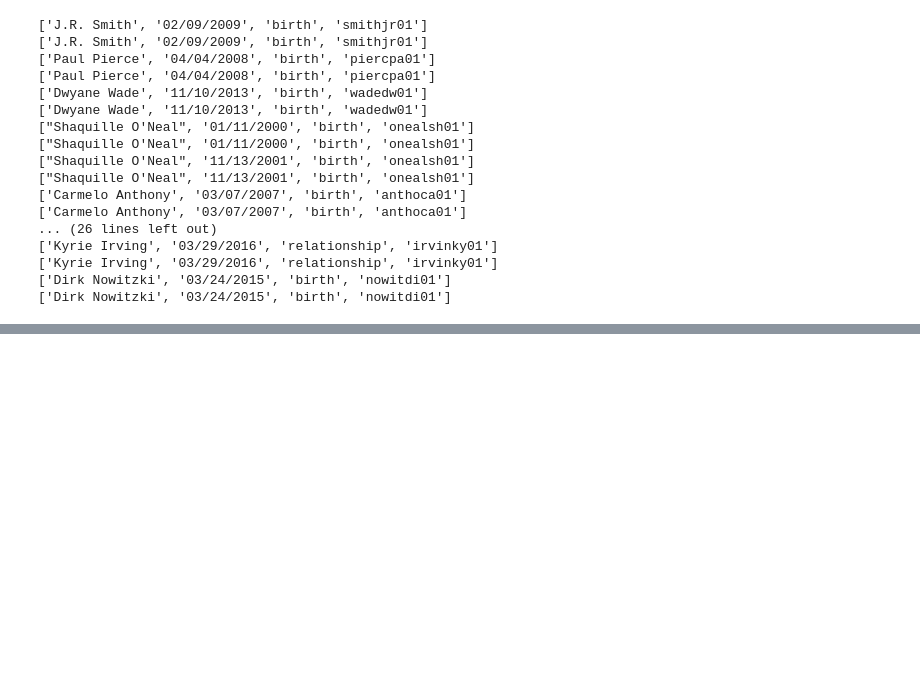
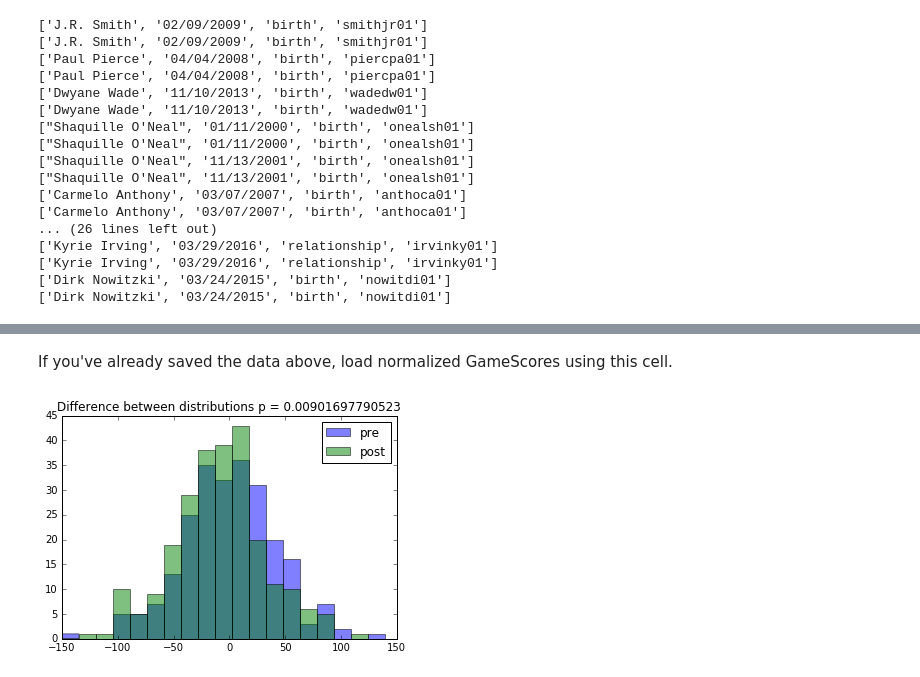
Before and after one commit to mattmacellaio/lifeimpact, a Jupyter notebook: return_date_w_gamescore.ipynb, the cells around one changed output, grey strips where cells are left out. Drawn from its saved outputs; the diff is of its cells as text; code cells hidden in the pictures; blank space fills up the shorter version.

```diff
--- a/return_date_w_gamescore.ipynb
+++ b/return_date_w_gamescore.ipynb
@@ -359,0 +372,9 @@ GS_post.to_csv('gamescores_postevent_actual.csv')
+# %% [markdown]
+If you've already saved the data above, load normalized GameScores using this cell.
+# %%
+GS_pre_norm=pd.read_csv('gamescores_preevent_normpct.csv')
+GS_post_norm=pd.read_csv('gamescores_postevent_normpct.csv')
+
+plot_hists(GS_pre_norm['GameScore'],GS_post_norm['GameScore'])
+# %% [output]
+[figure, added]
```
Also changed, not shown: parts of 20 cells of this notebook.
